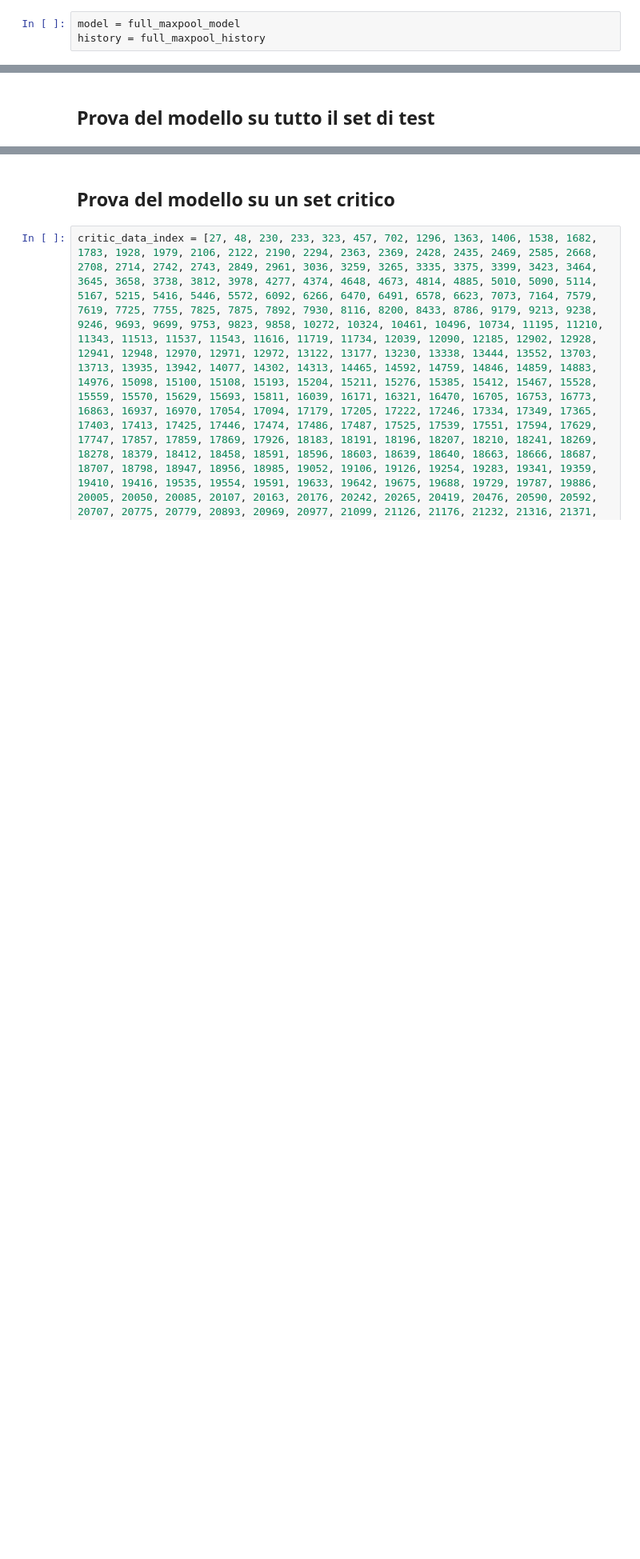
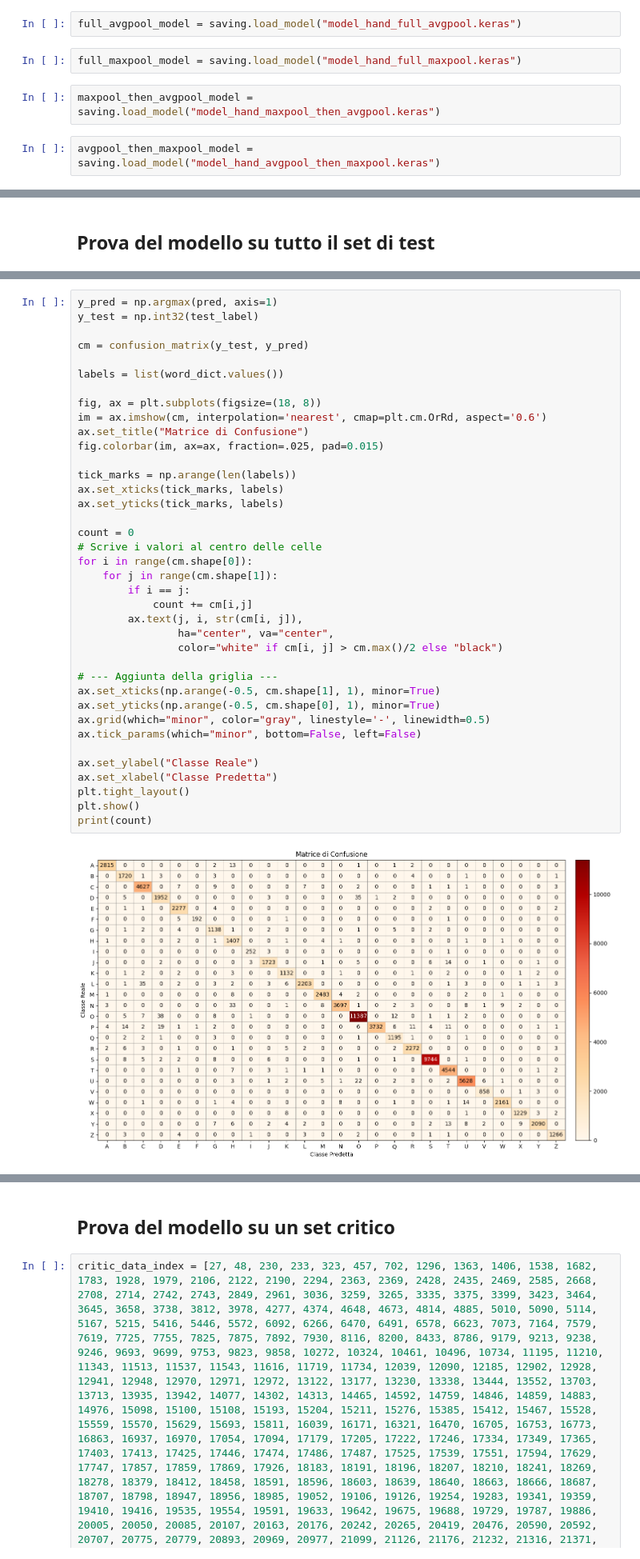
Before and after one commit to ChristianPozzoli/cnn-handwritten-alphabet-recognition, a Jupyter notebook: cnn-keras.ipynb, the cells around one changed output, grey strips where cells are left out. Shown at 80% size. Cells and saved outputs as stored; diff of their text form; blank space fills up the shorter version.

Commit message:
Critical set discussion and confusion matrix

```diff
--- a/cnn-keras.ipynb
+++ b/cnn-keras.ipynb
@@ -340,3 +360,8 @@ plt.show()
+# %%
+full_avgpool_model = saving.load_model("model_hand_full_avgpool.keras")
 # %%
-model = full_maxpool_model
-history = full_maxpool_history
+full_maxpool_model = saving.load_model("model_hand_full_maxpool.keras")
+# %%
+maxpool_then_avgpool_model = saving.load_model("model_hand_maxpool_then_avgpool.keras")
+# %%
+avgpool_then_maxpool_model = saving.load_model("model_hand_avgpool_then_maxpool.keras")
@@ -440,0 +468,40 @@ print(*wrong_index, sep=", ")
+# %%
+y_pred = np.argmax(pred, axis=1)
+y_test = np.int32(test_label)
+
+cm = confusion_matrix(y_test, y_pred)
+
+labels = list(word_dict.values())
+
+fig, ax = plt.subplots(figsize=(18, 8))
+im = ax.imshow(cm, interpolation='nearest', cmap=plt.cm.OrRd, aspect='0.6')
+ax.set_title("Matrice di Confusione")
+fig.colorbar(im, ax=ax, fraction=.025, pad=0.015)
+
+tick_marks = np.arange(len(labels))
+ax.set_xticks(tick_marks, labels)
+ax.set_yticks(tick_marks, labels)
+
+count = 0
+# Scrive i valori al centro delle celle
+for i in range(cm.shape[0]):
+    for j in range(cm.shape[1]):
+        if i == j:
+            count += cm[i,j]
+        ax.text(j, i, str(cm[i, j]),
+                ha="center", va="center",
+                color="white" if cm[i, j] > cm.max()/2 else "black")
+
+# --- Aggiunta della griglia ---
+ax.set_xticks(np.arange(-0.5, cm.shape[1], 1), minor=True)
+ax.set_yticks(np.arange(-0.5, cm.shape[0], 1), minor=True)
+ax.grid(which="minor", color="gray", linestyle='-', linewidth=0.5)
+ax.tick_params(which="minor", bottom=False, left=False)
+
+ax.set_ylabel("Classe Reale")
+ax.set_xlabel("Classe Predetta")
+plt.tight_layout()
+plt.show()
+print(count)
+# %% [output]
+[figure, added]
```
Also changed, not shown: parts of 17 cells of this notebook, 4 other files.
